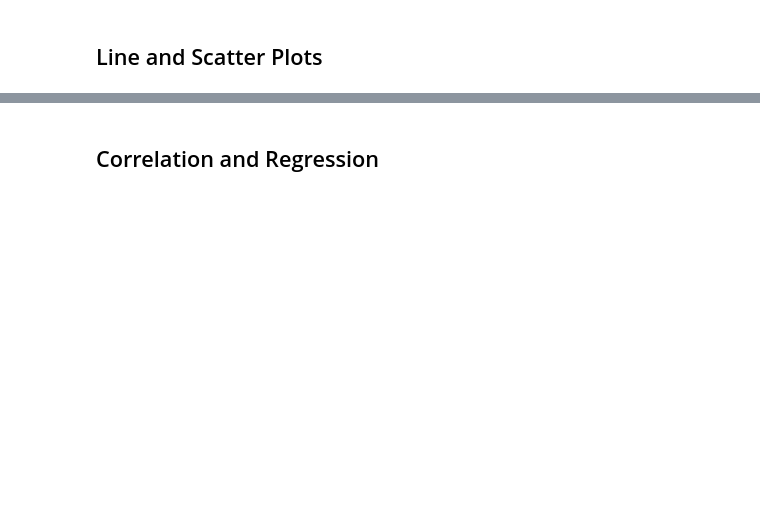
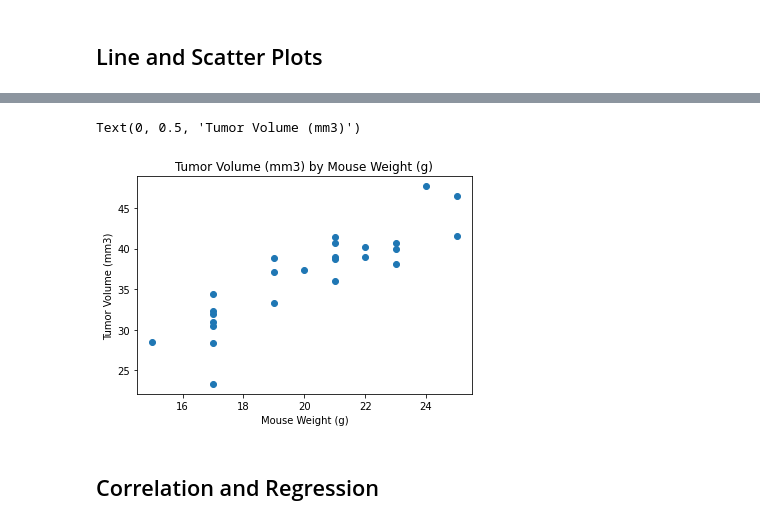
Before and after one commit to jacobdv/mouse-pymaceuticals, a Jupyter notebook: pymaceuticals_starter.ipynb, the cells around one changed output, grey strips where cells are left out. Cells and saved outputs as stored; diff of their text form; code cells hidden in the pictures; blank space fills up the shorter version.

```diff
--- a/pymaceuticals_starter.ipynb
+++ b/pymaceuticals_starter.ipynb
@@ -307,5 +318,15 @@ Text(0.5, 1.0, 'Final Tumor Volume (mm3) for Four Drug Regimens')
 # %%
 # Generate a scatter plot of average tumor volume vs. mouse weight for the Capomulin regimen
+capomulin_avgs = pd.DataFrame()
+capomulin_avgs = capomulin.mean()
+capomulin_avgs
+plt.scatter(capomulin["Weight (g)"],capomulin["Tumor Volume (mm3)"])
+plt.title("Tumor Volume (mm3) by Mouse Weight (g)")
+plt.xlabel("Mouse Weight (g)")
+plt.ylabel("Tumor Volume (mm3)")
+# %% [output]
+Text(0, 0.5, 'Tumor Volume (mm3)')
+[figure, added]
 # %% [markdown]
 ## Correlation and Regression
 # %%
```
Also changed, not shown: parts of 6 cells of this notebook.
